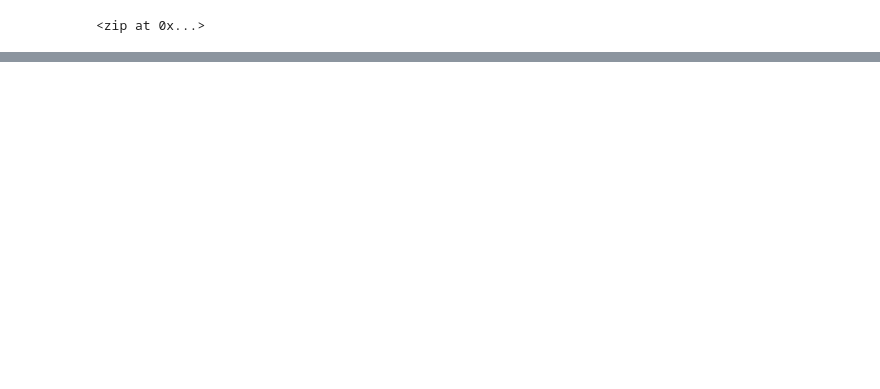
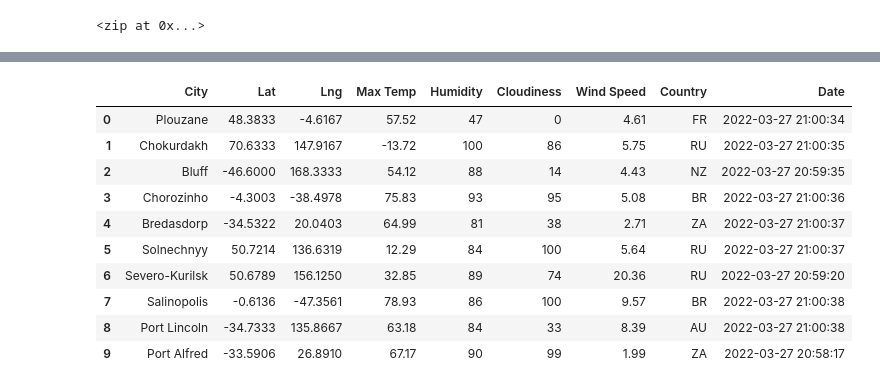
Before and after one commit to kschnittker30/World_Weather_Analysis, a Jupyter notebook: WeatherPy.ipynb, the cells around one changed output, grey strips where cells are left out. Drawn from its saved outputs; the diff is of its cells as text; code cells hidden in the pictures; blank space fills up the shorter version.

```diff
--- a/WeatherPy.ipynb
+++ b/WeatherPy.ipynb
@@ -33,0 +133,16 @@ len(cities)
+# %%
+# Convert the array of dictionaries to a Pandas DataFrame.
+city_data_df = pd.DataFrame(city_data)
+city_data_df.head(10)
+# %% [output]
+|  | City | Lat | Lng | Max Temp | Humidity | Cloudiness | Wind Speed | Country | Date |
+| 0 | Plouzane | 48.3833 | -4.6167 | 57.52 | 47 | 0 | 4.61 | FR | 2022-03-27 21:00:34 |
+| 1 | Chokurdakh | 70.6333 | 147.9167 | -13.72 | 100 | 86 | 5.75 | RU | 2022-03-27 21:00:35 |
+| 2 | Bluff | -46.6000 | 168.3333 | 54.12 | 88 | 14 | 4.43 | NZ | 2022-03-27 20:59:35 |
+| 3 | Chorozinho | -4.3003 | -38.4978 | 75.83 | 93 | 95 | 5.08 | BR | 2022-03-27 21:00:36 |
+| 4 | Bredasdorp | -34.5322 | 20.0403 | 64.99 | 81 | 38 | 2.71 | ZA | 2022-03-27 21:00:37 |
+| 5 | Solnechnyy | 50.7214 | 136.6319 | 12.29 | 84 | 100 | 5.64 | RU | 2022-03-27 21:00:37 |
+| 6 | Severo-Kurilsk | 50.6789 | 156.1250 | 32.85 | 89 | 74 | 20.36 | RU | 2022-03-27 20:59:20 |
+| 7 | Salinopolis | -0.6136 | -47.3561 | 78.93 | 86 | 100 | 9.57 | BR | 2022-03-27 21:00:38 |
+| 8 | Port Lincoln | -34.7333 | 135.8667 | 63.18 | 84 | 33 | 8.39 | AU | 2022-03-27 21:00:38 |
+| 9 | Port Alfred | -33.5906 | 26.8910 | 67.17 | 90 | 99 | 1.99 | ZA | 2022-03-27 20:58:17 |
```
Also changed, not shown: parts of 7 cells of this notebook, 3 other files.
